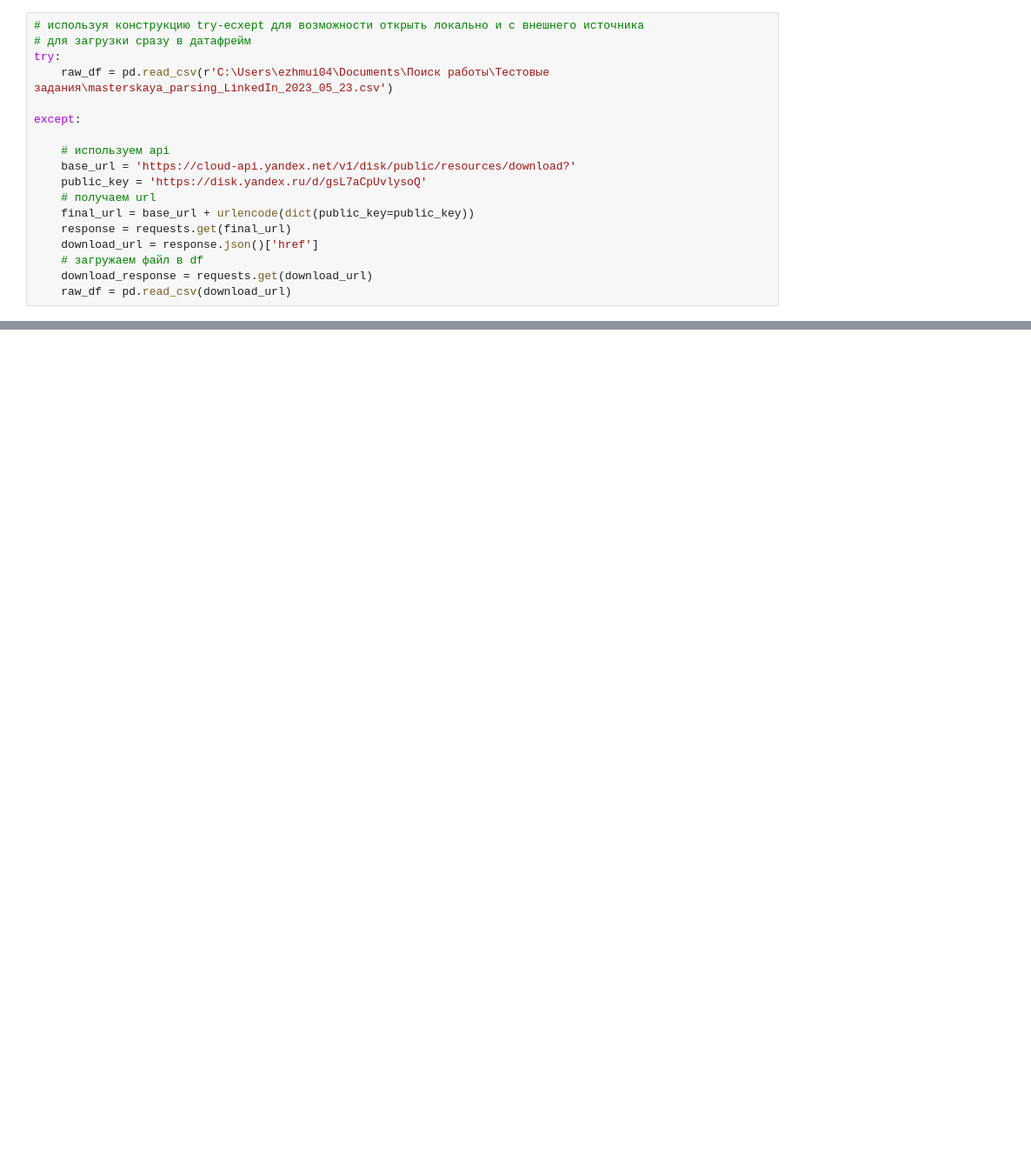
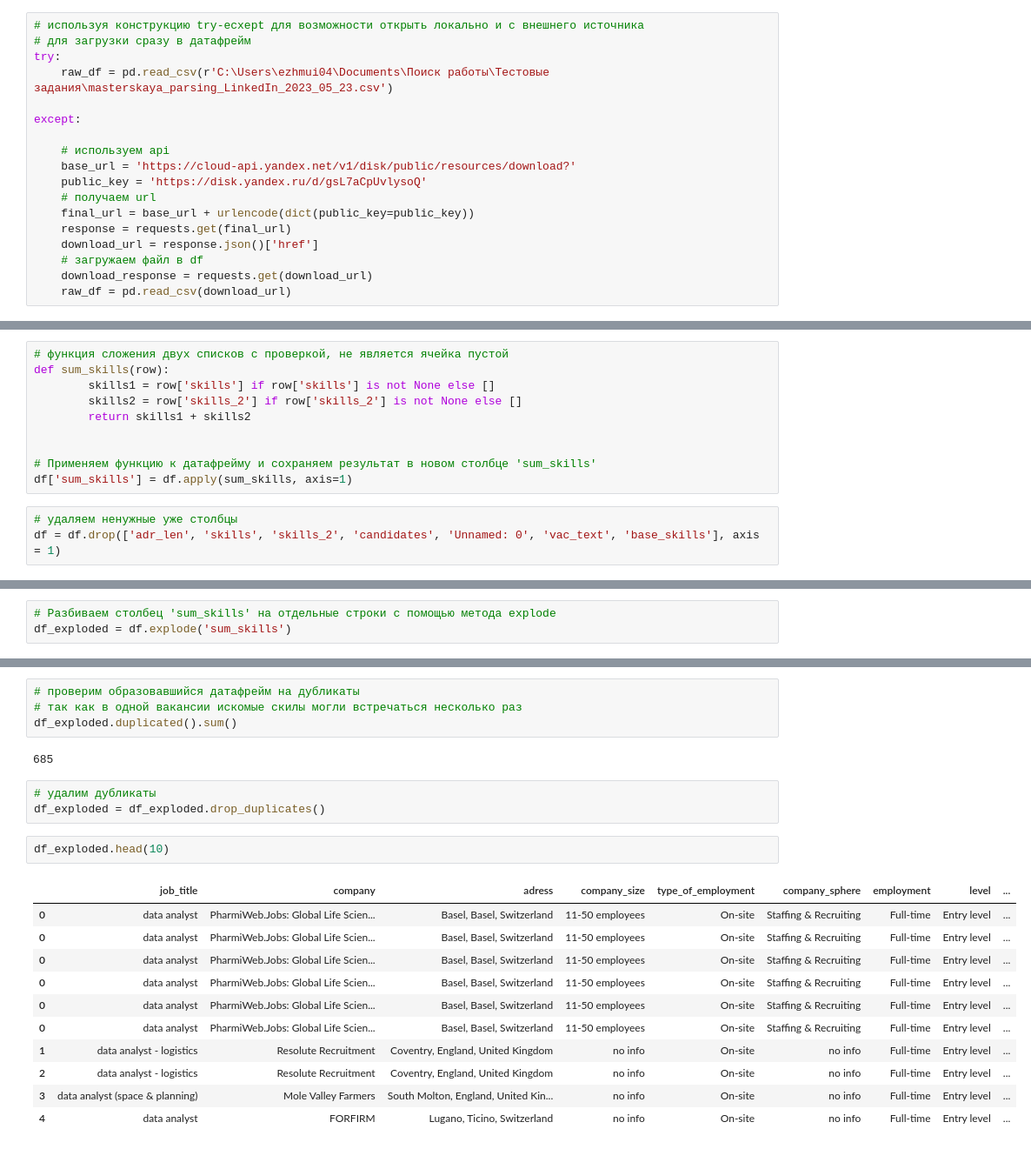
Before and after one commit to Zhmuidetsky/Research-of-vacancies-on-LinkedIn, a Jupyter notebook: Исследование вакансий с сайта LinkedIn.ipynb, the cells around one changed output, grey strips where cells are left out. Shown: that part at 87% size. Cells and saved outputs as stored; diff of their text form; blank space fills up the shorter version.

```diff
--- a/Исследование вакансий с сайта LinkedIn.ipynb
+++ b/Исследование вакансий с сайта LinkedIn.ipynb
@@ -151,0 +655,13 @@ print(job.text)
+# %%
+# функция сложения двух списков с проверкой, не является ячейка пустой
+def sum_skills(row):
+        skills1 = row['skills'] if row['skills'] is not None else []
+        skills2 = row['skills_2'] if row['skills_2'] is not None else []
+        return skills1 + skills2
+
+
+# Применяем функцию к датафрейму и сохраняем результат в новом столбце 'sum_skills'
+df['sum_skills'] = df.apply(sum_skills, axis=1)
+# %%
+# удаляем ненужные уже столбцы
+df = df.drop(['adr_len', 'skills', 'skills_2', 'candidates', 'Unnamed: 0', 'vac_text', 'base_skills'], axis = 1)
@@ -151,0 +677,3 @@ print(job.text)
+# %%
+# Разбиваем столбец 'sum_skills' на отдельные строки с помощью метода explode
+df_exploded = df.explode('sum_skills')
@@ -151,0 +689,23 @@ print(job.text)
+# %%
+# проверим образовавшийся датафрейм на дубликаты
+# так как в одной вакансии искомые скилы могли встречаться несколько раз
+df_exploded.duplicated().sum()
+# %% [output]
+685
+# %%
+# удалим дубликаты
+df_exploded = df_exploded.drop_duplicates()
+# %%
+df_exploded.head(10)
+# %% [output]
+|  | job_title | company | adress | company_size | type_of_employment | company_sphere | employment | level | ... |
+| 0 | data analyst | PharmiWeb.Jobs: Global Life Scien... | Basel, Basel, Switzerland | 11-50 employees | On-site | Staffing & Recruiting | Full-time | Entry level | ... |
+| 0 | data analyst | PharmiWeb.Jobs: Global Life Scien... | Basel, Basel, Switzerland | 11-50 employees | On-site | Staffing & Recruiting | Full-time | Entry level | ... |
+| 0 | data analyst | PharmiWeb.Jobs: Global Life Scien... | Basel, Basel, Switzerland | 11-50 employees | On-site | Staffing & Recruiting | Full-time | Entry level | ... |
+| 0 | data analyst | PharmiWeb.Jobs: Global Life Scien... | Basel, Basel, Switzerland | 11-50 employees | On-site | Staffing & Recruiting | Full-time | Entry level | ... |
+| 0 | data analyst | PharmiWeb.Jobs: Global Life Scien... | Basel, Basel, Switzerland | 11-50 employees | On-site | Staffing & Recruiting | Full-time | Entry level | ... |
+| 0 | data analyst | PharmiWeb.Jobs: Global Life Scien... | Basel, Basel, Switzerland | 11-50 employees | On-site | Staffing & Recruiting | Full-time | Entry level | ... |
+| 1 | data analyst - logistics | Resolute Recruitment | Coventry, England, United Kingdom | no info | On-site | no info | Full-time | Entry level | ... |
+| 2 | data analyst - logistics | Resolute Recruitment | Coventry, England, United Kingdom | no info | On-site | no info | Full-time | Entry level | ... |
+| 3 | data analyst (space & planning) | Mole Valley Farmers | South Molton, England, United Kin... | no info | On-site | no info | Full-time | Entry level | ... |
+| 4 | data analyst | FORFIRM | Lugano, Ticino, Switzerland | no info | On-site | no info | Full-time | Entry level | ... |
```
Also changed, not shown: parts of 111 cells of this notebook.
